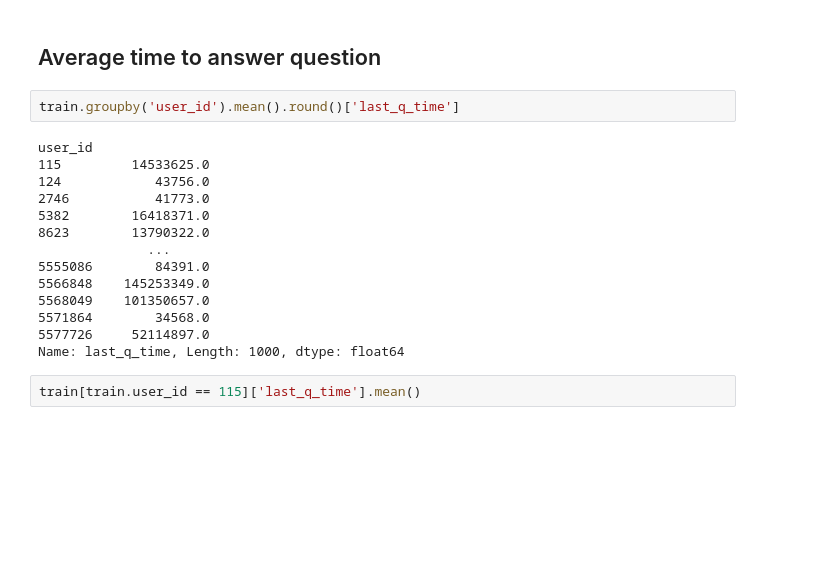
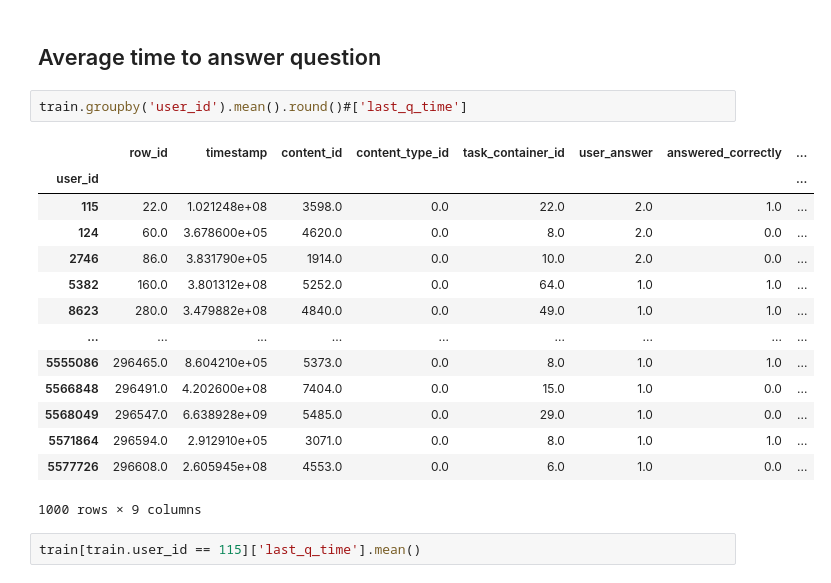
Before and after one commit to Riiid-Team/AI-Learning, a Jupyter notebook: MVP-Davila.ipynb, the cells around one changed output. Saved outputs shown, nothing was run; the diff lists cells and outputs as text; blank space fills up the shorter version.

```diff
--- a/MVP-Davila.ipynb
+++ b/MVP-Davila.ipynb
@@ -111,21 +111,22 @@ train.head(50)
 # %% [markdown]
 ## Average time to answer question
 # %%
-train.groupby('user_id').mean().round()['last_q_time']
+train.groupby('user_id').mean().round()#['last_q_time']
 # %% [output]
+|  | row_id | timestamp | content_id | content_type_id | task_container_id | user_answer | answered_correctly | ... |
+| user_id |  |  |  |  |  |  |  | ... |
+| 115 | 22.0 | 1.021248e+08 | 3598.0 | 0.0 | 22.0 | 2.0 | 1.0 | ... |
+| 124 | 60.0 | 3.678600e+05 | 4620.0 | 0.0 | 8.0 | 2.0 | 0.0 | ... |
+| 2746 | 86.0 | 3.831790e+05 | 1914.0 | 0.0 | 10.0 | 2.0 | 0.0 | ... |
+| 5382 | 160.0 | 3.801312e+08 | 5252.0 | 0.0 | 64.0 | 1.0 | 1.0 | ... |
+| 8623 | 280.0 | 3.479882e+08 | 4840.0 | 0.0 | 49.0 | 1.0 | 1.0 | ... |
+| ... | ... | ... | ... | ... | ... | ... | ... | ... |
+| 5555086 | 296465.0 | 8.604210e+05 | 5373.0 | 0.0 | 8.0 | 1.0 | 1.0 | ... |
+| 5566848 | 296491.0 | 4.202600e+08 | 7404.0 | 0.0 | 15.0 | 1.0 | 0.0 | ... |
+| 5568049 | 296547.0 | 6.638928e+09 | 5485.0 | 0.0 | 29.0 | 1.0 | 0.0 | ... |
+| 5571864 | 296594.0 | 2.912910e+05 | 3071.0 | 0.0 | 8.0 | 1.0 | 1.0 | ... |
+| 5577726 | 296608.0 | 2.605945e+08 | 4553.0 | 0.0 | 6.0 | 1.0 | 0.0 | ... |
-user_id
-115         14533625.0
-124            43756.0
-2746           41773.0
-5382        16418371.0
-8623        13790322.0
-              ...
-5555086        84391.0
-5566848    145253349.0
-5568049    101350657.0
-5571864        34568.0
-5577726     52114897.0
-Name: last_q_time, Length: 1000, dtype: float64
+1000 rows × 9 columns
 # %%
 train[train.user_id == 115]['last_q_time'].mean()
 # %% [output]
```
Also changed, not shown: parts of 2 cells of this notebook.
